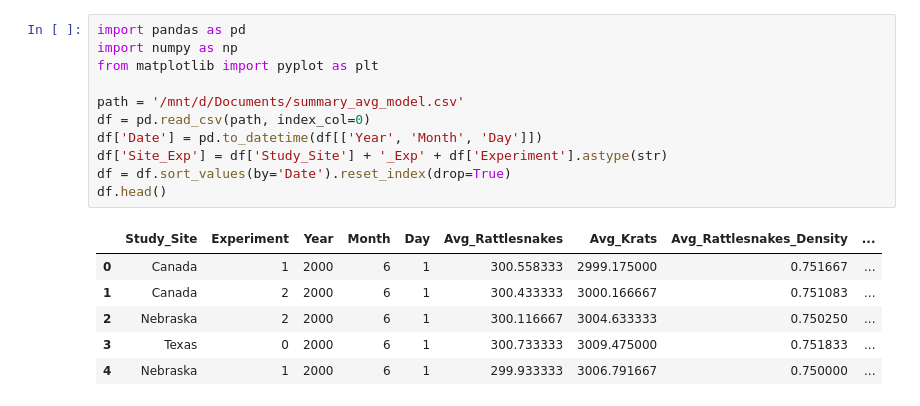
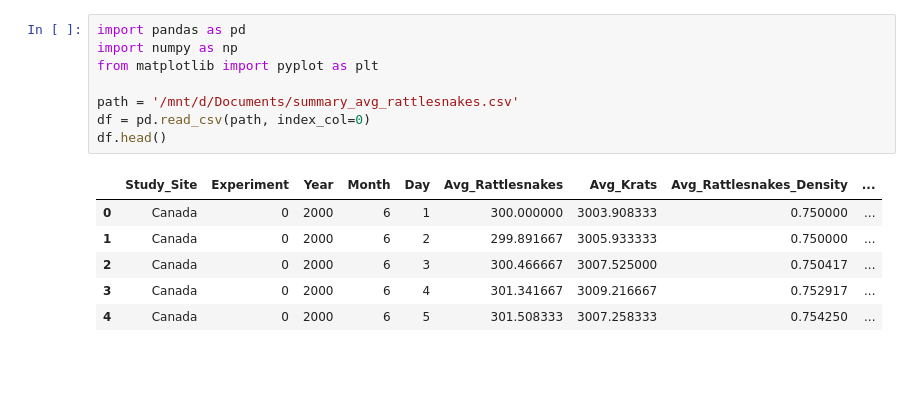
Before and after one commit to michaelremington2/summarize_thermasim, a Jupyter notebook: JupiterNotebooks/model_output.ipynb, the cells around one changed output. Drawn from its saved outputs; the diff is of its cells as text; blank space fills up the shorter version.

```diff
--- a/JupiterNotebooks/model_output.ipynb
+++ b/JupiterNotebooks/model_output.ipynb
@@ -1,18 +1,15 @@
 # %%
 import pandas as pd
 import numpy as np
 from matplotlib import pyplot as plt
 
-path = '/mnt/d/Documents/summary_avg_model.csv'
+path = '/mnt/d/Documents/summary_avg_rattlesnakes.csv'
 df = pd.read_csv(path, index_col=0)
-df['Date'] = pd.to_datetime(df[['Year', 'Month', 'Day']])
-df['Site_Exp'] = df['Study_Site'] + '_Exp' + df['Experiment'].astype(str)
-df = df.sort_values(by='Date').reset_index(drop=True)
 df.head()
 # %% [output]
 |  | Study_Site | Experiment | Year | Month | Day | Avg_Rattlesnakes | Avg_Krats | Avg_Rattlesnakes_Density | ... |
-| 0 | Canada | 1 | 2000 | 6 | 1 | 300.558333 | 2999.175000 | 0.751667 | ... |
-| 1 | Canada | 2 | 2000 | 6 | 1 | 300.433333 | 3000.166667 | 0.751083 | ... |
-| 2 | Nebraska | 2 | 2000 | 6 | 1 | 300.116667 | 3004.633333 | 0.750250 | ... |
-| 3 | Texas | 0 | 2000 | 6 | 1 | 300.733333 | 3009.475000 | 0.751833 | ... |
-| 4 | Nebraska | 1 | 2000 | 6 | 1 | 299.933333 | 3006.791667 | 0.750000 | ... |
+| 0 | Canada | 0 | 2000 | 6 | 1 | 300.000000 | 3003.908333 | 0.750000 | ... |
+| 1 | Canada | 0 | 2000 | 6 | 2 | 299.891667 | 3005.933333 | 0.750000 | ... |
+| 2 | Canada | 0 | 2000 | 6 | 3 | 300.466667 | 3007.525000 | 0.750417 | ... |
+| 3 | Canada | 0 | 2000 | 6 | 4 | 301.341667 | 3009.216667 | 0.752917 | ... |
+| 4 | Canada | 0 | 2000 | 6 | 5 | 301.508333 | 3007.258333 | 0.754250 | ... |
```
Also changed, not shown: parts of 4 cells of this notebook, 2 other files.
